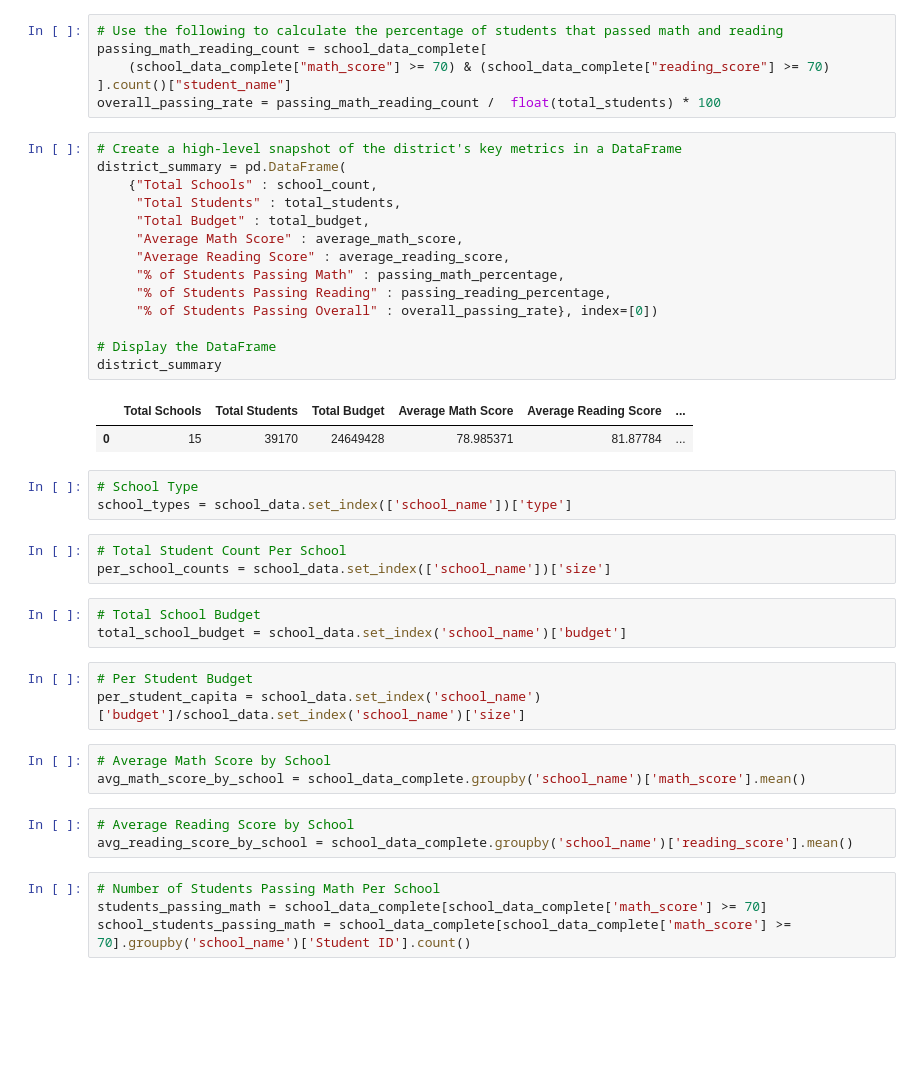
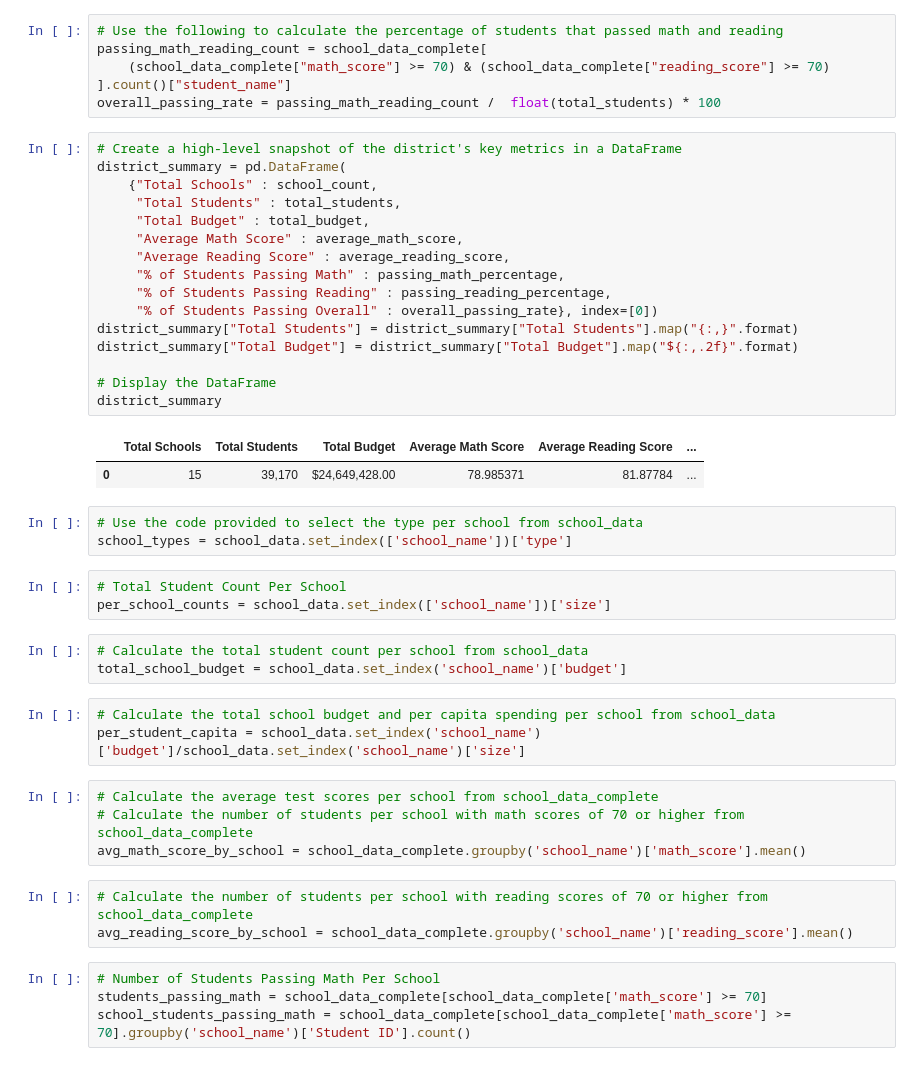
Before and after one commit to rachelklem/pandas-challenge, a Jupyter notebook: pandas-challenge.ipynb, the cells around one changed output. Cells and saved outputs as stored; diff of their text form; blank space fills up the shorter version.

```diff
--- a/pandas-challenge.ipynb
+++ b/pandas-challenge.ipynb
@@ -46,37 +46,40 @@ overall_passing_rate = passing_math_reading_count /  float(total_students) * 100
 # %%
 # Create a high-level snapshot of the district's key metrics in a DataFrame
 district_summary = pd.DataFrame(
     {"Total Schools" : school_count,
      "Total Students" : total_students,
      "Total Budget" : total_budget,
      "Average Math Score" : average_math_score,
      "Average Reading Score" : average_reading_score,
      "% of Students Passing Math" : passing_math_percentage,
      "% of Students Passing Reading" : passing_reading_percentage,
      "% of Students Passing Overall" : overall_passing_rate}, index=[0])
+district_summary["Total Students"] = district_summary["Total Students"].map("{:,}".format)
+district_summary["Total Budget"] = district_summary["Total Budget"].map("${:,.2f}".format)
 
 # Display the DataFrame
 district_summary
 # %% [output]
 |  | Total Schools | Total Students | Total Budget | Average Math Score | Average Reading Score | ... |
-| 0 | 15 | 39170 | 24649428 | 78.985371 | 81.87784 | ... |
+| 0 | 15 | 39,170 | $24,649,428.00 | 78.985371 | 81.87784 | ... |
 # %%
-# School Type
+# Use the code provided to select the type per school from school_data
 school_types = school_data.set_index(['school_name'])['type']
 # %%
 # Total Student Count Per School
 per_school_counts = school_data.set_index(['school_name'])['size']
 # %%
-# Total School Budget
+# Calculate the total student count per school from school_data
 total_school_budget = school_data.set_index('school_name')['budget']
 # %%
-# Per Student Budget
+# Calculate the total school budget and per capita spending per school from school_data
 per_student_capita = school_data.set_index('school_name')['budget']/school_data.set_index('school_name')['size']
 # %%
-# Average Math Score by School
+# Calculate the average test scores per school from school_data_complete
+# Calculate the number of students per school with math scores of 70 or higher from school_data_complete
 avg_math_score_by_school = school_data_complete.groupby('school_name')['math_score'].mean()
 # %%
-# Average Reading Score by School
+# Calculate the number of students per school with reading scores of 70 or higher from school_data_complete
 avg_reading_score_by_school = school_data_complete.groupby('school_name')['reading_score'].mean()
 # %%
 # Number of Students Passing Math Per School
```
Also changed, not shown: parts of 11 cells of this notebook, 1 other file.
